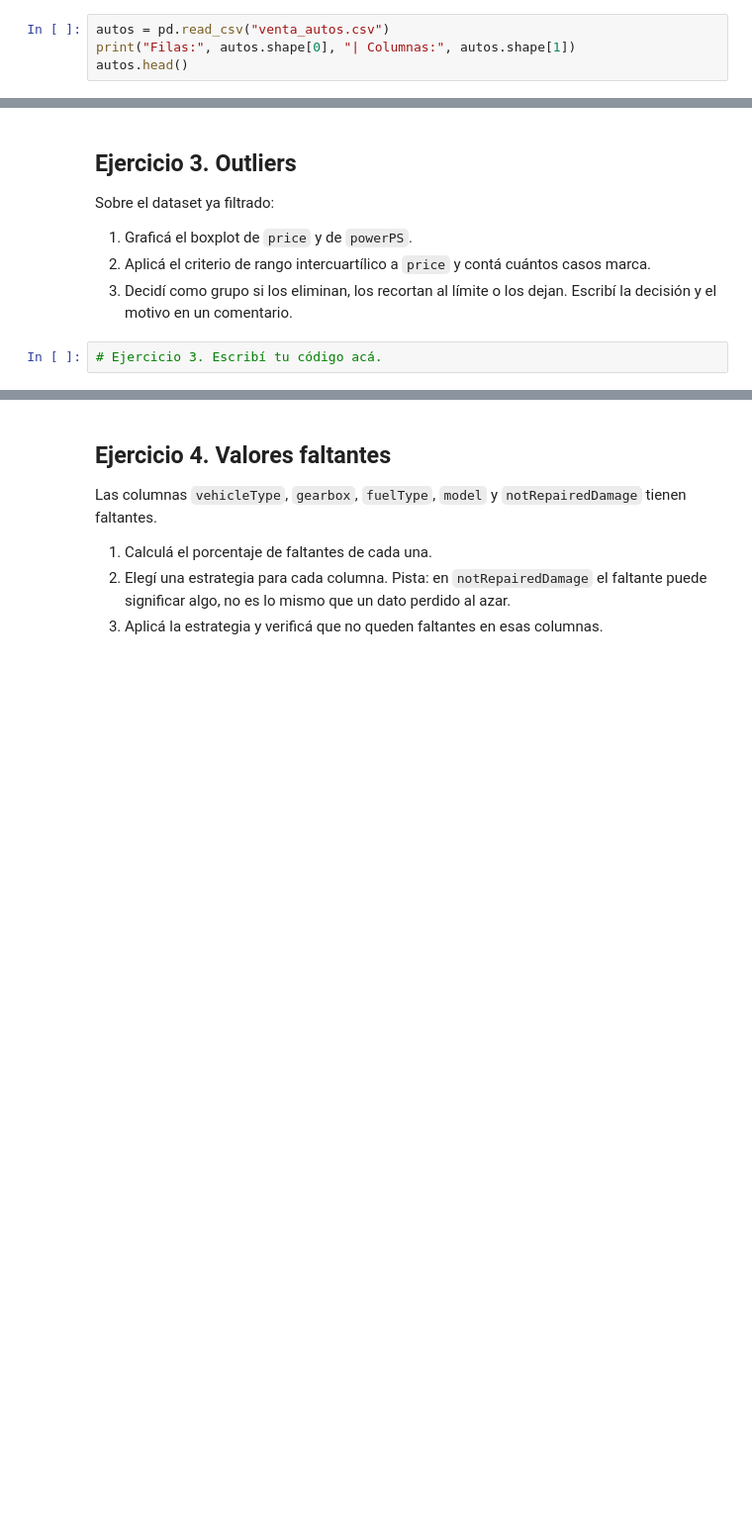
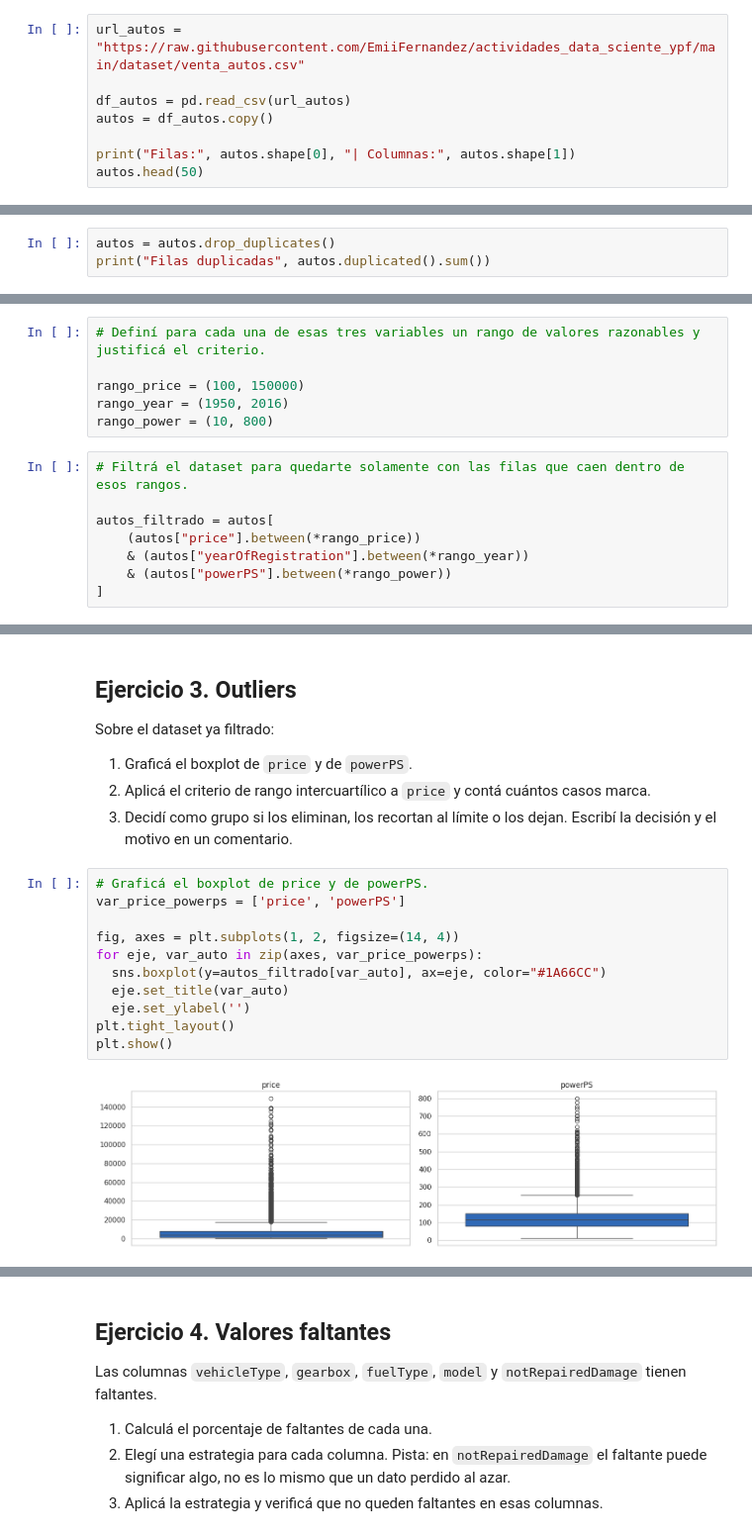
Before and after one commit to EmiiFernandez/actividades_data_sciente_ypf, a Jupyter notebook: notebook/C09_Notebook-13.ipynb, the cells around one changed output, grey strips where cells are left out. Shown at 99% size. Drawn from its saved outputs; the diff is of its cells as text; blank space fills up the shorter version.

```diff
--- a/notebook/C09_Notebook-13.ipynb
+++ b/notebook/C09_Notebook-13.ipynb
@@ -700,6 +706,10 @@ Consignas:
 2. Si un ejercicio se traba, seguí con el siguiente y volvé después.
 3. Anotá las decisiones que toman como grupo. En la puesta en común nos interesa más el criterio que el código.
 # %%
-autos = pd.read_csv("venta_autos.csv")
+url_autos = "https://raw.githubusercontent.com/EmiiFernandez/actividades_data_sciente_ypf/main/dataset/venta_autos.csv"
+
+df_autos = pd.read_csv(url_autos)
+autos = df_autos.copy()
+
 print("Filas:", autos.shape[0], "| Columnas:", autos.shape[1])
-autos.head()
+autos.head(50)
@@ -717,0 +794,3 @@ Respondé con código:
+# %%
+autos = autos.drop_duplicates()
+print("Filas duplicadas", autos.duplicated().sum())
@@ -727,0 +836,14 @@ Mirá el resultado de `describe()` sobre `price`, `yearOfRegistration` y `powerP
+# %%
+# Definí para cada una de esas tres variables un rango de valores razonables y justificá el criterio.
+
+rango_price = (100, 150000)
+rango_year = (1950, 2016)
+rango_power = (10, 800)
+# %%
+# Filtrá el dataset para quedarte solamente con las filas que caen dentro de esos rangos.
+
+autos_filtrado = autos[
+    (autos["price"].between(*rango_price))
+    & (autos["yearOfRegistration"].between(*rango_year))
+    & (autos["powerPS"].between(*rango_power))
+]
@@ -733,5 +865,16 @@ Sobre el dataset ya filtrado:
 1. Graficá el boxplot de `price` y de `powerPS`.
 2. Aplicá el criterio de rango intercuartílico a `price` y contá cuántos casos marca.
 3. Decidí como grupo si los eliminan, los recortan al límite o los dejan. Escribí la decisión y el motivo en un comentario.
-# %%
-# Ejercicio 3. Escribí tu código acá.
+# %%
+# Graficá el boxplot de price y de powerPS.
+var_price_powerps = ['price', 'powerPS']
+
+fig, axes = plt.subplots(1, 2, figsize=(14, 4))
+for eje, var_auto in zip(axes, var_price_powerps):
+  sns.boxplot(y=autos_filtrado[var_auto], ax=eje, color="#1A66CC")
+  eje.set_title(var_auto)
+  eje.set_ylabel('')
+plt.tight_layout()
+plt.show()
+# %% [output]
+[figure, added]
```
Also changed, not shown: parts of 21 cells of this notebook.
